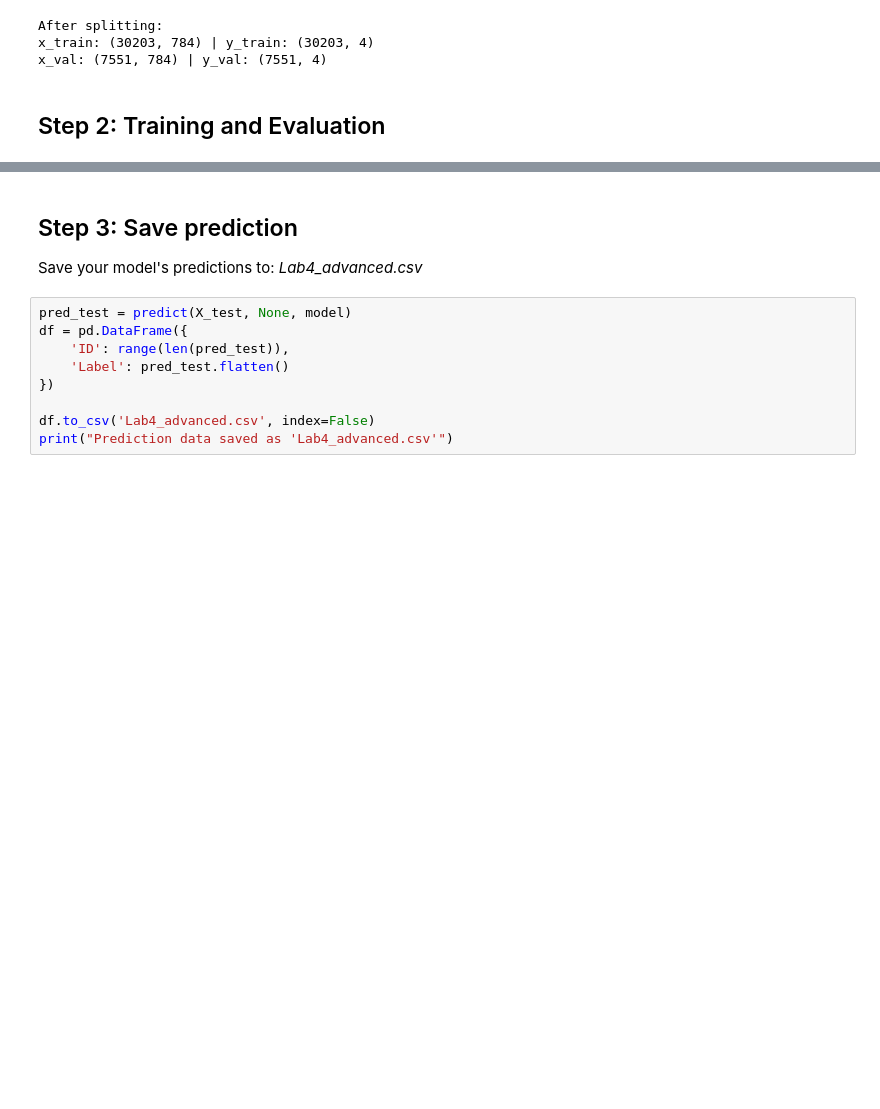
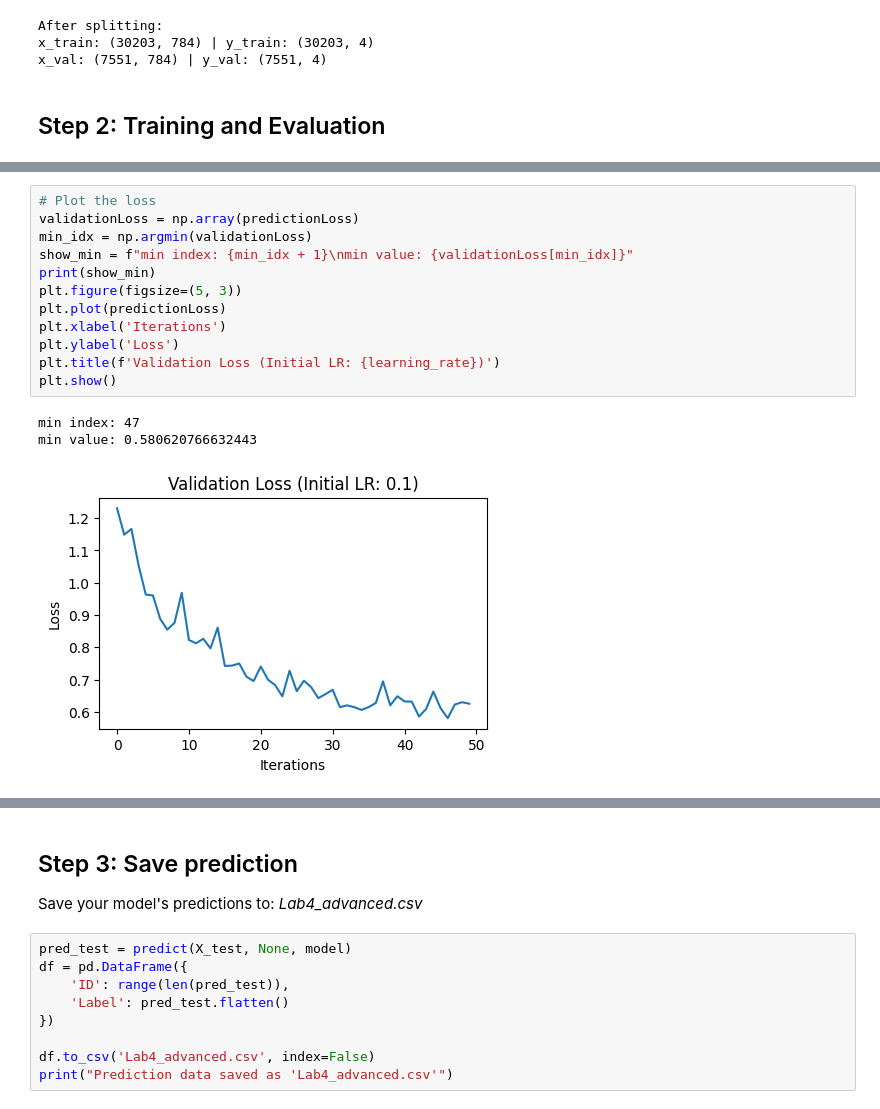
Before and after one commit to liuutin9/Introduction_to_Machine_Learning, a Jupyter notebook: Lab4/Lab4.ipynb, the cells around one changed output, grey strips where cells are left out. Drawn from its saved outputs; the diff is of its cells as text; blank space fills up the shorter version.

```diff
--- a/Lab4/Lab4.ipynb
+++ b/Lab4/Lab4.ipynb
@@ -1919,3 +1934,19 @@ Loss after iteration 45: 0.07071224779548106
+# %%
+# Plot the loss
+validationLoss = np.array(predictionLoss)
+min_idx = np.argmin(validationLoss)
+show_min = f"min index: {min_idx + 1}\nmin value: {validationLoss[min_idx]}"
+print(show_min)
+plt.figure(figsize=(5, 3))
+plt.plot(predictionLoss)
+plt.xlabel('Iterations')
+plt.ylabel('Loss')
+plt.title(f'Validation Loss (Initial LR: {learning_rate})')
+plt.show()
+# %% [output]
+min index: 47
+min value: 0.580620766632443
+[figure, added]
 # %%
 print('training------')
 pred_train = predict(x_train, y_train, model)
```
Also changed, not shown: parts of 5 cells of this notebook, 3 other files.
